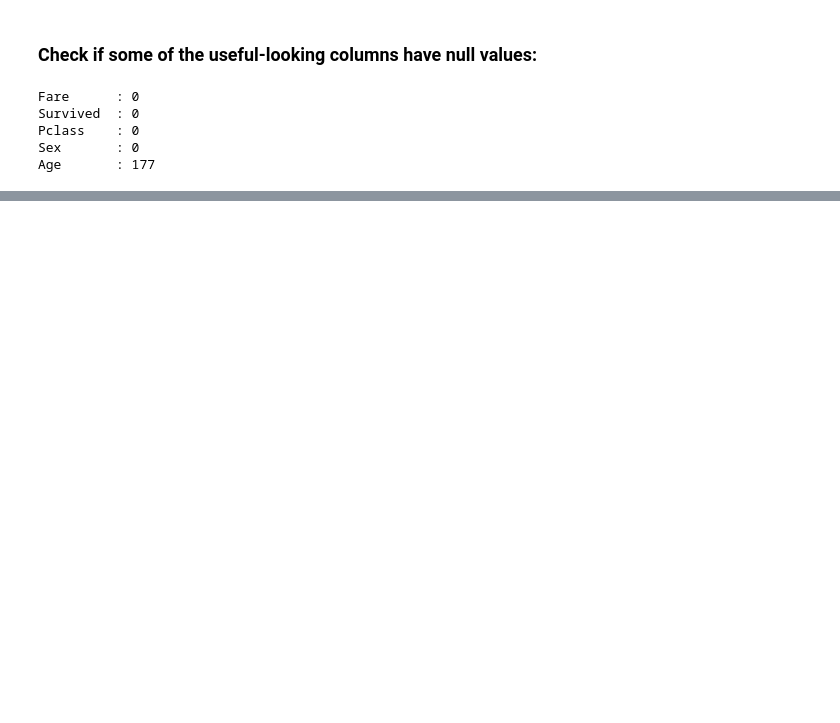
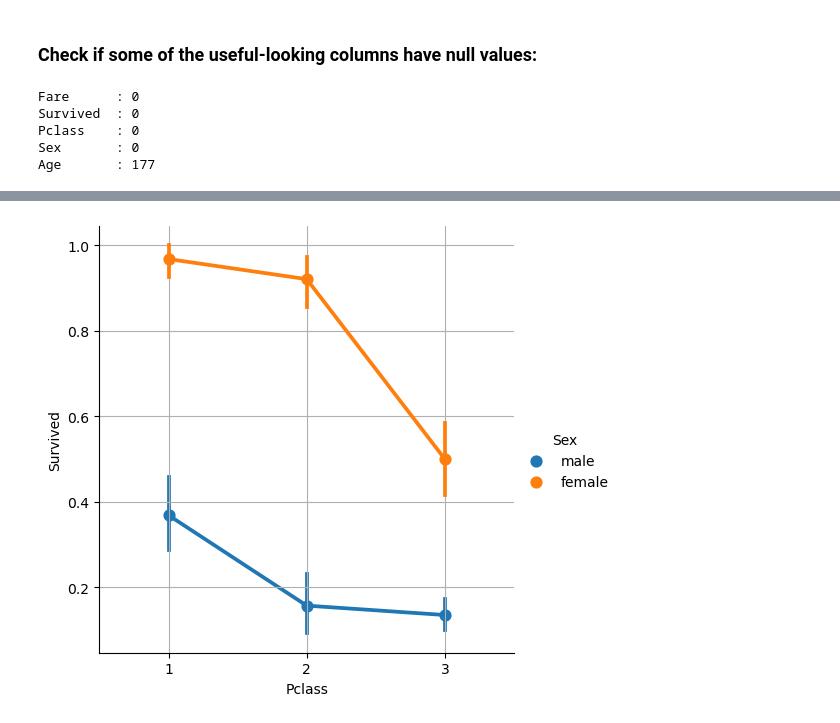
Before and after one commit to mahitarashid/problem_solving, a Jupyter notebook: python_projects/analyze_titanic.ipynb, the cells around one changed output, grey strips where cells are left out. Drawn from its saved outputs; the diff is of its cells as text; code cells hidden in the pictures; blank space fills up the shorter version.

```diff
--- a/python_projects/analyze_titanic.ipynb
+++ b/python_projects/analyze_titanic.ipynb
@@ -30,0 +82,5 @@ Age       : 177
+# %%
+sns.catplot(x='Pclass', y='Survived', kind='point', hue='Sex', data=df)
+plt.grid()
+# %% [output]
+[figure, added]
```
Also changed, not shown: parts of 9 cells of this notebook.
